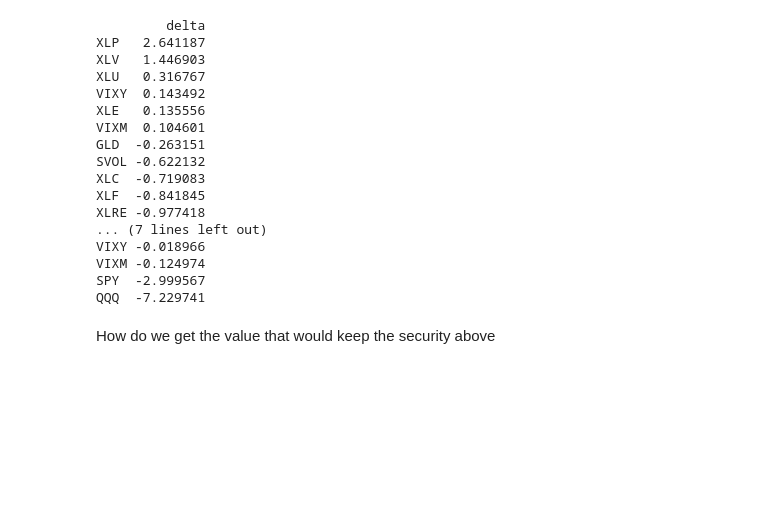
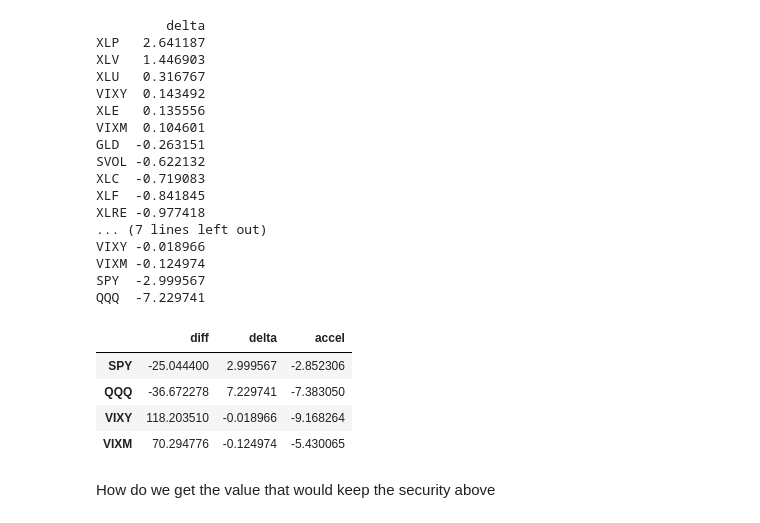
Before and after one commit to q-vo/ema_sma, a Jupyter notebook: sector_ema_sma_diff.ipynb, the cells around one changed output. Cells and saved outputs as stored; diff of their text form; code cells hidden in the pictures; blank space fills up the shorter version.

Commit message:
updated three columns

```diff
--- a/sector_ema_sma_diff.ipynb
+++ b/sector_ema_sma_diff.ipynb
@@ -160,6 +160,6 @@ SPY  -2.999567
 QQQ  -7.229741
 # %%
 sector_diff_delta = sector_diff.pct_change(2)
-index_df_today_delta = sector_diff.pct_change(2)
+index_diff_today_delta = index_diff_today.pct_change(2)
 sector_diff_accel = sector_diff_delta.pct_change(2)
-index_df_today_accel = index_df_today_delta.pct_change(2)
+index_diff_today_accel = index_diff_today_delta.pct_change(2)
@@ -168,3 +166,19 @@ index_df_today_accel = index_df_today_delta.pct_change(2)
+# %%
+#How to concat the last row of each df ---
+
+sector_snapshot = pd.concat([sector_diff.iloc[-1], sector_diff_delta.iloc[-1], sector_diff_accel.iloc[-1]], axis=1)
+sector_snapshot.columns = ['diff', 'delta', 'accel']
+sector_snapshot
+
+index_snapshot = pd.concat([index_diff_today.iloc[-1], index_diff_today_delta.iloc[-1], index_diff_today_accel.iloc[-1]], axis=1)
+index_snapshot.columns = ['diff', 'delta', 'accel']
+index_snapshot
+# %% [output]
+|  | diff | delta | accel |
+| SPY | -25.044400 | 2.999567 | -2.852306 |
+| QQQ | -36.672278 | 7.229741 | -7.383050 |
+| VIXY | 118.203510 | -0.018966 | -9.168264 |
+| VIXM | 70.294776 | -0.124974 | -5.430065 |
 # %% [markdown]
 How do we get the value that would keep the security above
 # %%
```
Also changed, not shown: parts of 2 cells of this notebook.
